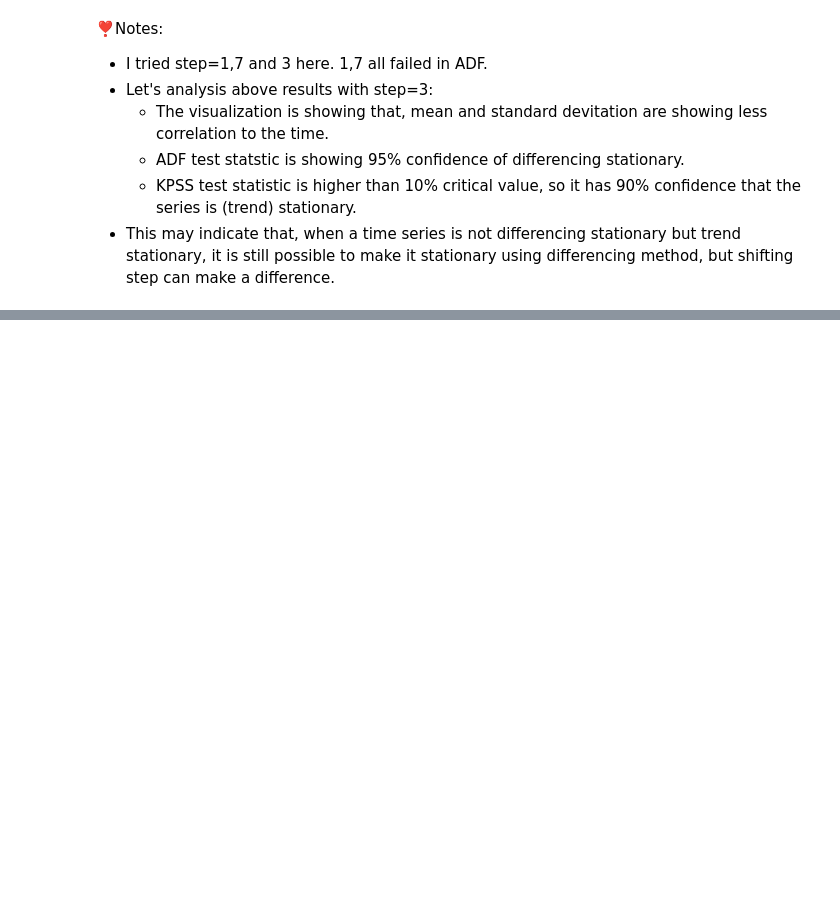
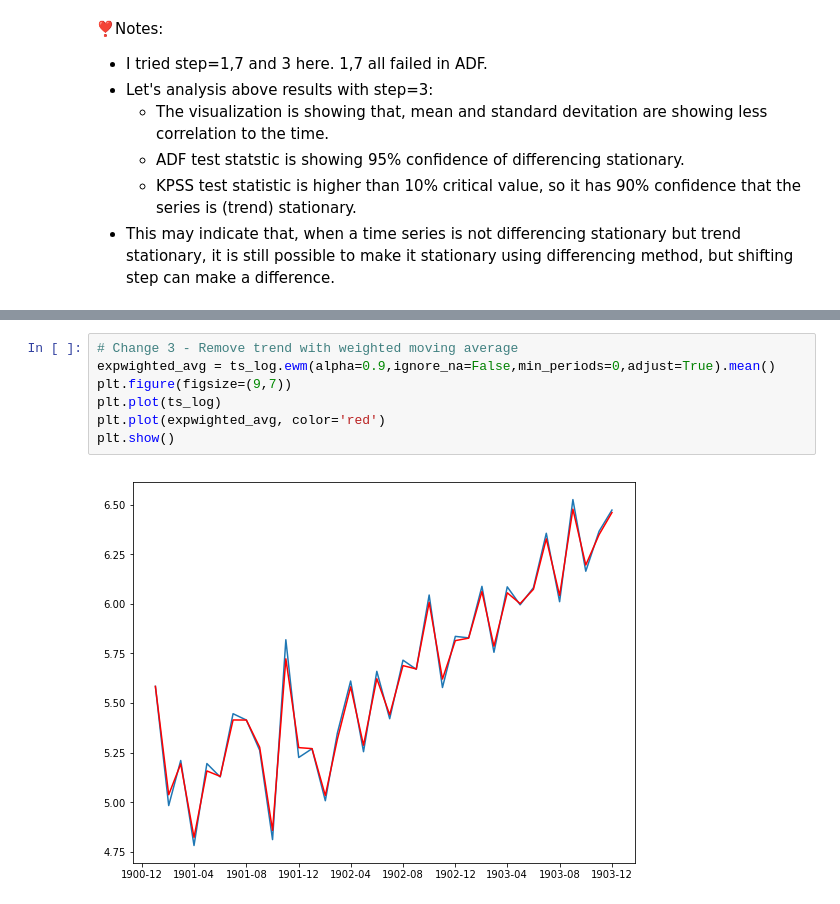
Before and after one commit to hanhanwu/Hanhan_Data_Science_Practice, a Jupyter notebook: sequencial_analysis/time_series_stationary_measures.ipynb, the cells around one changed output, grey strips where cells are left out. Drawn from its saved outputs; the diff is of its cells as text; blank space fills up the shorter version.

```diff
--- a/sequencial_analysis/time_series_stationary_measures.ipynb
+++ b/sequencial_analysis/time_series_stationary_measures.ipynb
@@ -147,0 +206,9 @@ dtype: float64
+# %%
+# Change 3 - Remove trend with weighted moving average
+expwighted_avg = ts_log.ewm(alpha=0.9,ignore_na=False,min_periods=0,adjust=True).mean()
+plt.figure(figsize=(9,7))
+plt.plot(ts_log)
+plt.plot(expwighted_avg, color='red')
+plt.show()
+# %% [output]
+[figure, added]
```
Also changed, not shown: parts of 9 cells of this notebook.
